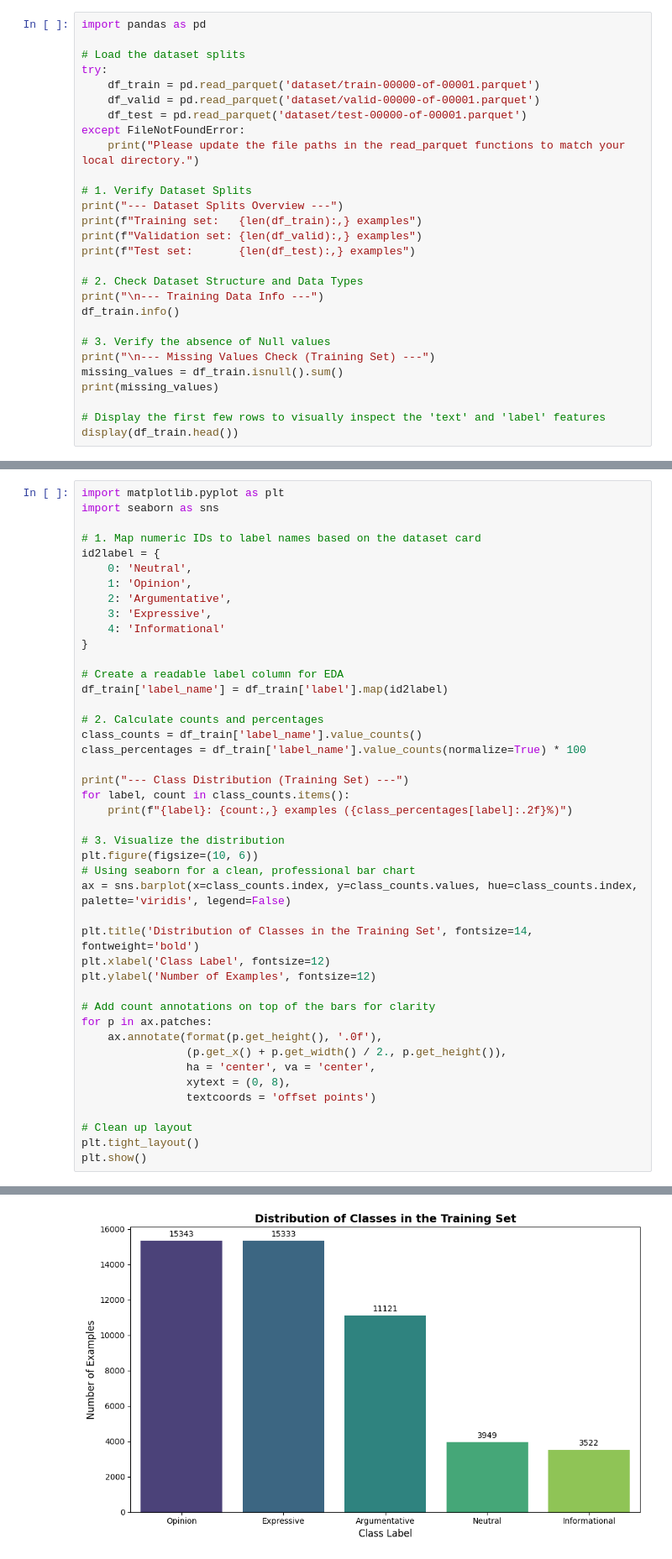
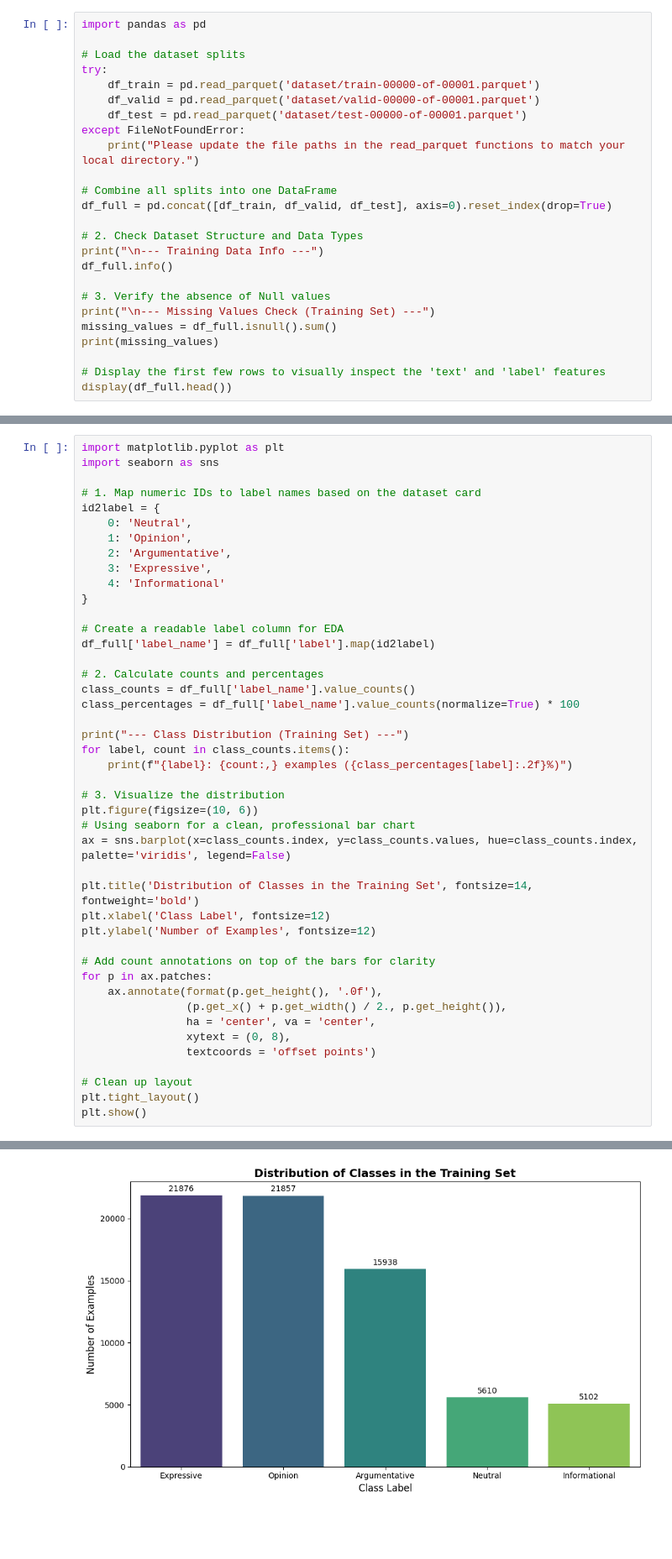
Before and after one commit to antonioromao03/PLN-Text_Classification, a Jupyter notebook: text_classification.ipynb, the cells around one changed output, grey strips where cells are left out. Shown at 84% size. Saved outputs shown, nothing was run; the diff lists cells and outputs as text; blank space fills up the shorter version.

```diff
--- a/text_classification.ipynb
+++ b/text_classification.ipynb
@@ -161,21 +164,18 @@ try:
 except FileNotFoundError:
     print("Please update the file paths in the read_parquet functions to match your local directory.")
 
-# 1. Verify Dataset Splits
-print("--- Dataset Splits Overview ---")
-print(f"Training set:   {len(df_train):,} examples")
-print(f"Validation set: {len(df_valid):,} examples")
-print(f"Test set:       {len(df_test):,} examples")
+# Combine all splits into one DataFrame
+df_full = pd.concat([df_train, df_valid, df_test], axis=0).reset_index(drop=True)
 
 # 2. Check Dataset Structure and Data Types
 print("\n--- Training Data Info ---")
-df_train.info()
+df_full.info()
 
 # 3. Verify the absence of Null values
 print("\n--- Missing Values Check (Training Set) ---")
-missing_values = df_train.isnull().sum()
+missing_values = df_full.isnull().sum()
 print(missing_values)
 
 # Display the first few rows to visually inspect the 'text' and 'label' features
-display(df_train.head())
+display(df_full.head())
 # %% [output]
@@ -228,11 +223,11 @@ id2label = {
 }
 
 # Create a readable label column for EDA
-df_train['label_name'] = df_train['label'].map(id2label)
+df_full['label_name'] = df_full['label'].map(id2label)
 
 # 2. Calculate counts and percentages
-class_counts = df_train['label_name'].value_counts()
-class_percentages = df_train['label_name'].value_counts(normalize=True) * 100
+class_counts = df_full['label_name'].value_counts()
+class_percentages = df_full['label_name'].value_counts(normalize=True) * 100
 
 print("--- Class Distribution (Training Set) ---")
 for label, count in class_counts.items():
@@ -268,3 +263,3 @@ Informational: 3,522 examples (7.15%)
-[figure, old version]
+[figure, new version]
 # %% [markdown]
 **Observations:**
```
Also changed, not shown: parts of 26 cells of this notebook.
